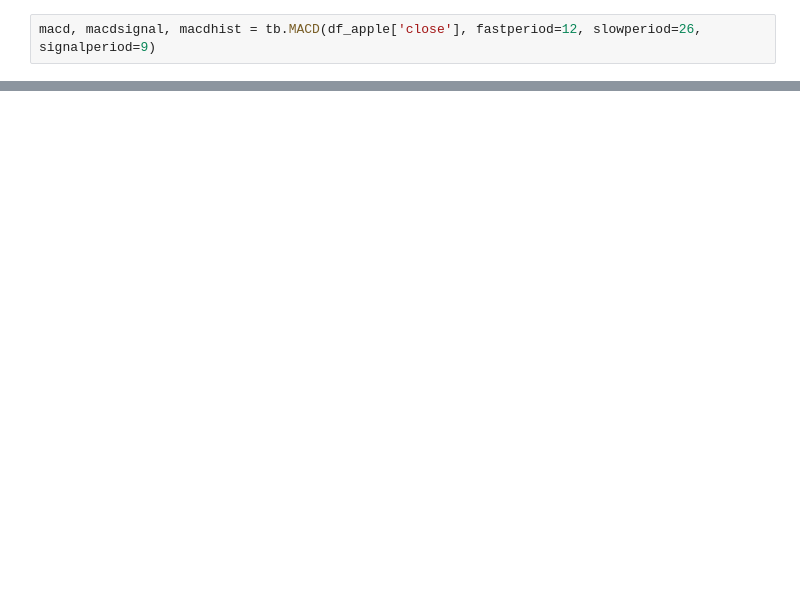
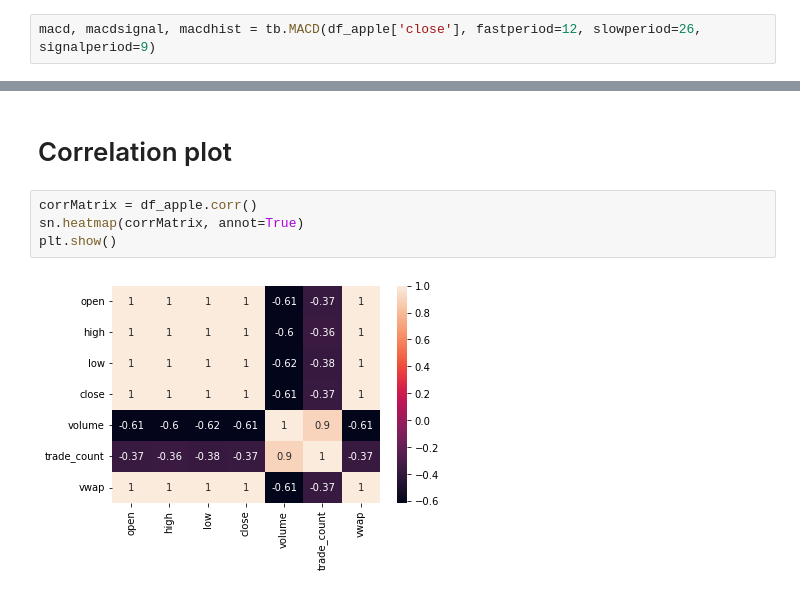
Before and after one commit to michaelortiz05/algotrader, a Jupyter notebook: Joshuas_MacD.ipynb, the cells around one changed output, grey strips where cells are left out. Cells and saved outputs as stored; diff of their text form; blank space fills up the shorter version.

```diff
--- a/Joshuas_MacD.ipynb
+++ b/Joshuas_MacD.ipynb
@@ -27,0 +57,8 @@ macd, macdsignal, macdhist = tb.MACD(df_apple['close'], fastperiod=12, slowperio
+# %% [markdown]
+# Correlation plot
+# %%
+corrMatrix = df_apple.corr()
+sn.heatmap(corrMatrix, annot=True)
+plt.show()
+# %% [output]
+[figure, added]
```
Also changed, not shown: parts of 10 cells of this notebook.
